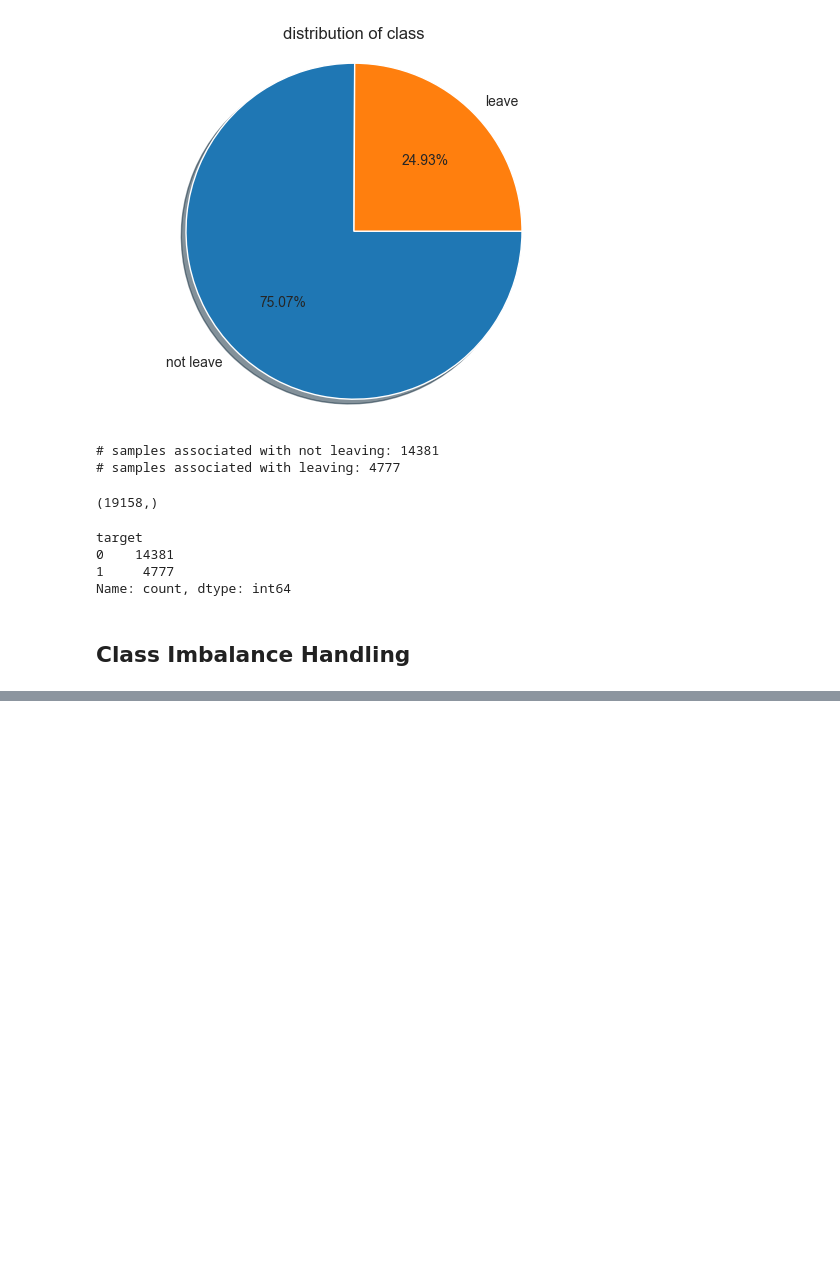
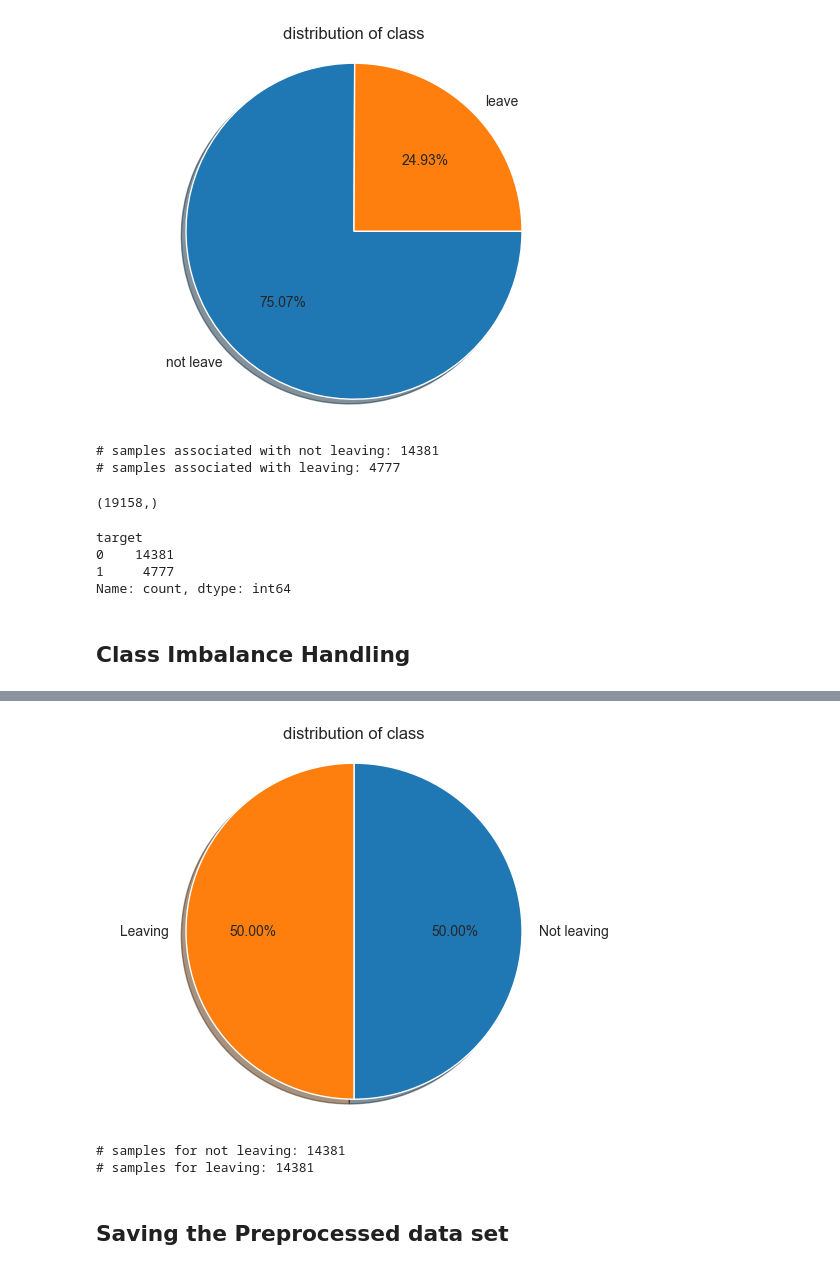
Before and after one commit to IT22106360/QuantaML-FDM-Employee-Retention, a Jupyter notebook: notebooks/model.ipynb, the cells around one changed output, grey strips where cells are left out. Drawn from its saved outputs; the diff is of its cells as text; code cells hidden in the pictures; blank space fills up the shorter version.

```diff
--- a/notebooks/model.ipynb
+++ b/notebooks/model.ipynb
@@ -549,0 +552,9 @@ Class Imbalance Handling
+# %%
+#class imbalance handling using oversampling strategy
+
+smote = SMOTE(sampling_strategy='minority')
+
+# fit the smote into the training data
+X, y = smote.fit_resample(ProcessDataset.loc[:,ProcessDataset.columns!='target'], ProcessDataset['target'])
+print("Shape of X: {}".format(X.shape))
+print("Shape of y: {}".format(y.shape))
@@ -549,0 +573,18 @@ Class Imbalance Handling
+# %%
+_, class_counts = np.unique(y, return_counts=True)
+class_names = ['Not leaving', 'Leaving']
+fig, ax = plt.subplots()
+ax.pie(class_counts, labels=class_names, autopct='%1.2f%%',
+        shadow=True, startangle=90, counterclock=False)
+ax.axis('equal')
+ax.set_title('distribution of class')
+plt.show()
+print("# samples for not leaving: {}".format(class_counts[0]))
+print("# samples for leaving: {}".format(class_counts[1]))
+# %% [output]
+[figure, added]
+# samples for not leaving: 14381
+# samples for leaving: 14381
+# %% [markdown]
+Saving the Preprocessed data set
+-------------------------------------------------
```
Also changed, not shown: parts of 5 cells of this notebook, 1 other file.
